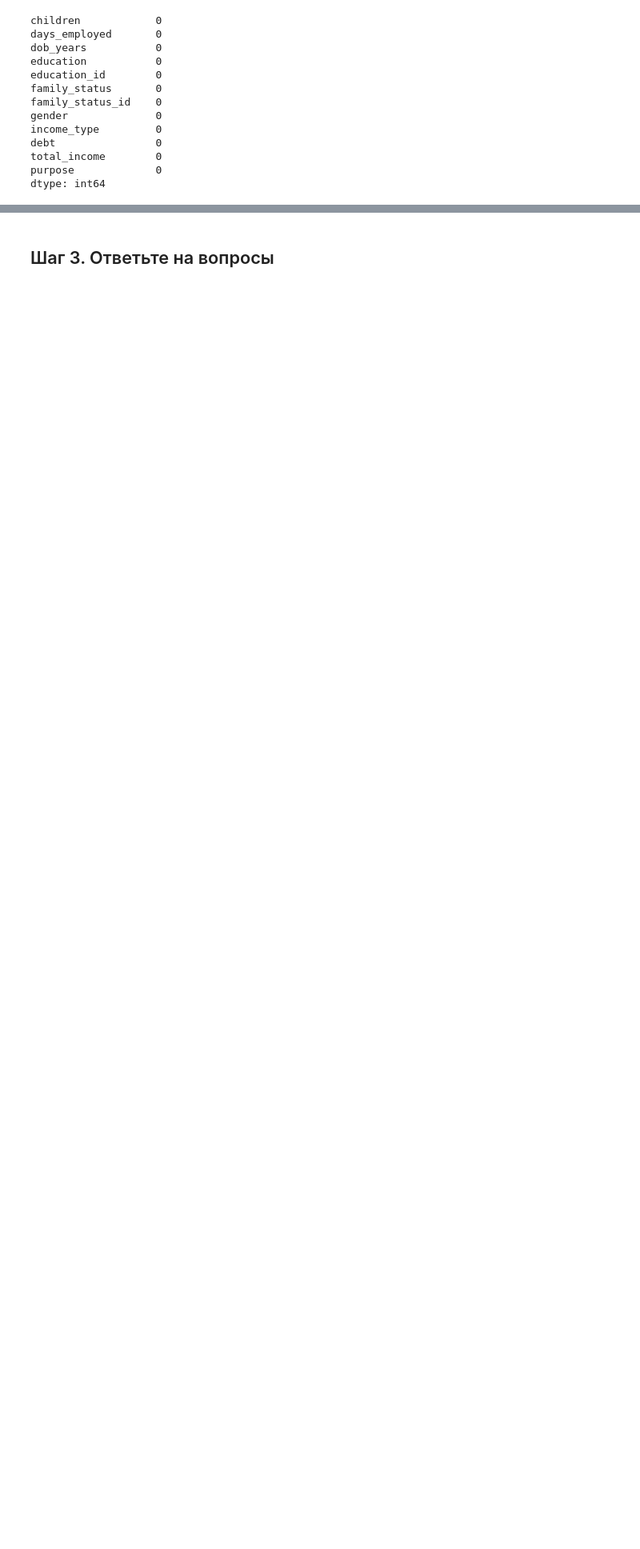
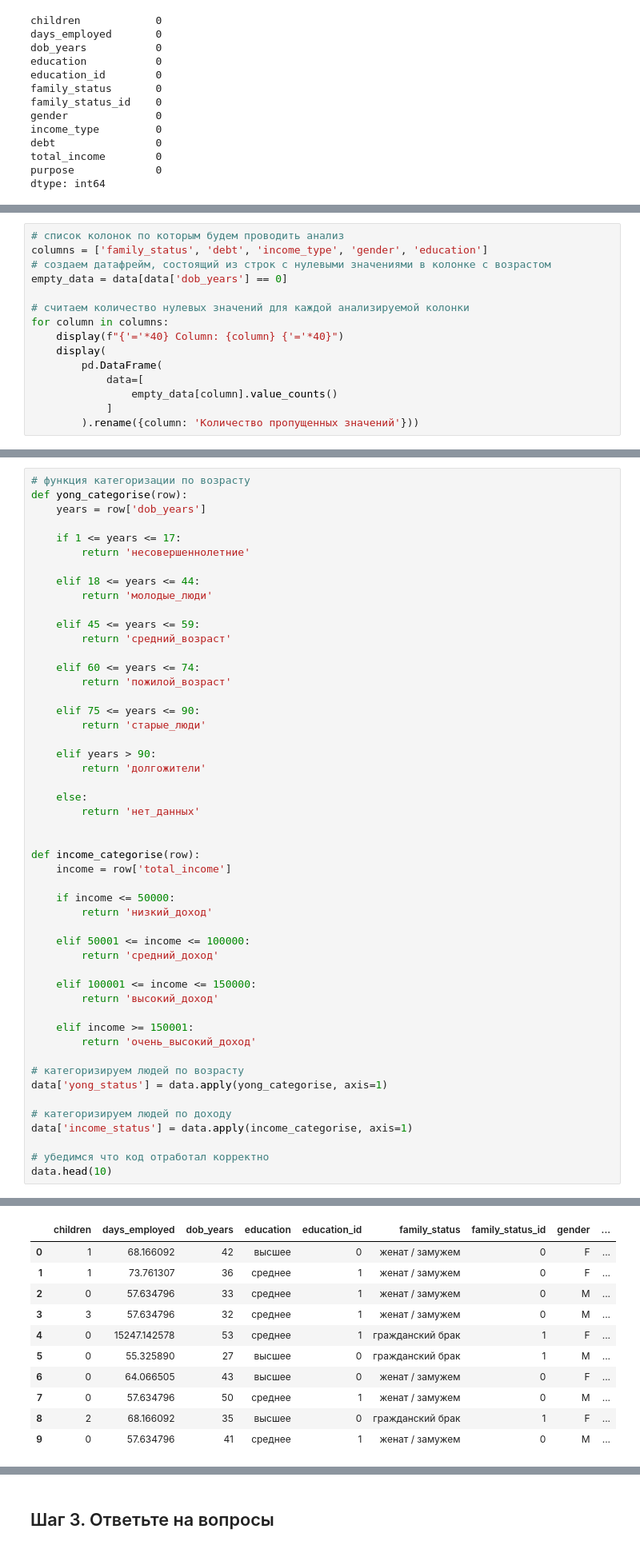
Before and after one commit to versus666jzx/practicum_ds, a Jupyter notebook: module_2/notebooks/credit_scoring.ipynb, the cells around one changed output, grey strips where cells are left out. Shown: that part at 80% size. Saved outputs shown, nothing was run; the diff lists cells and outputs as text; blank space fills up the shorter version.

```diff
--- a/module_2/notebooks/credit_scoring.ipynb
+++ b/module_2/notebooks/credit_scoring.ipynb
@@ -427,0 +543,15 @@ data[data.duplicated()]
+# %%
+# список колонок по которым будем проводить анализ
+columns = ['family_status', 'debt', 'income_type', 'gender', 'education']
+# создаем датафрейм, состоящий из строк с нулевыми значениями в колонке с возрастом
+empty_data = data[data['dob_years'] == 0]
+
+# считаем количество нулевых значений для каждой анализируемой колонки
+for column in columns:
+    display(f"{'='*40} Column: {column} {'='*40}")
+    display(
+        pd.DataFrame(
+            data=[
+                empty_data[column].value_counts()
+            ]
+        ).rename({column: 'Количество пропущенных значений'}))
@@ -427,0 +577,51 @@ data[data.duplicated()]
+# %%
+# функция категоризации по возрасту
+def yong_categorise(row):
+    years = row['dob_years']
+
+    if 1 <= years <= 17:
+        return 'несовершеннолетние'
+
+    elif 18 <= years <= 44:
+        return 'молодые_люди'
+
+    elif 45 <= years <= 59:
+        return 'средний_возраст'
+
+    elif 60 <= years <= 74:
+        return 'пожилой_возраст'
+
+    elif 75 <= years <= 90:
+        return 'старые_люди'
+
+    elif years > 90:
+        return 'долгожители'
+
+    else:
+        return 'нет_данных'
+
+
+def income_categorise(row):
+    income = row['total_income']
+
+    if income <= 50000:
+        return 'низкий_доход'
+
+    elif 50001 <= income <= 100000:
+        return 'средний_доход'
+
+    elif 100001 <= income <= 150000:
+        return 'высокий_доход'
+
+    elif income >= 150001:
+        return 'очень_высокий_доход'
+
+# категоризируем людей по возрасту
+data['yong_status'] = data.apply(yong_categorise, axis=1)
+
+# категоризируем людей по доходу
+data['income_status'] = data.apply(income_categorise, axis=1)
+
+# убедимся что код отработал корректно
+data.head(10)
+# %% [output]
@@ -427,0 +638,11 @@ data[data.duplicated()]
+|  | children | days_employed | dob_years | education | education_id | family_status | family_status_id | gender | ... |
+| 0 | 1 | 68.166092 | 42 | высшее | 0 | женат / замужем | 0 | F | ... |
+| 1 | 1 | 73.761307 | 36 | среднее | 1 | женат / замужем | 0 | F | ... |
+| 2 | 0 | 57.634796 | 33 | среднее | 1 | женат / замужем | 0 | M | ... |
+| 3 | 3 | 57.634796 | 32 | среднее | 1 | женат / замужем | 0 | M | ... |
+| 4 | 0 | 15247.142578 | 53 | среднее | 1 | гражданский брак | 1 | F | ... |
+| 5 | 0 | 55.325890 | 27 | высшее | 0 | гражданский брак | 1 | M | ... |
+| 6 | 0 | 64.066505 | 43 | высшее | 0 | женат / замужем | 0 | F | ... |
+| 7 | 0 | 57.634796 | 50 | среднее | 1 | женат / замужем | 0 | M | ... |
+| 8 | 2 | 68.166092 | 35 | высшее | 0 | гражданский брак | 1 | F | ... |
+| 9 | 0 | 57.634796 | 41 | среднее | 1 | женат / замужем | 0 | M | ... |
```
Also changed, not shown: parts of 61 cells of this notebook.
